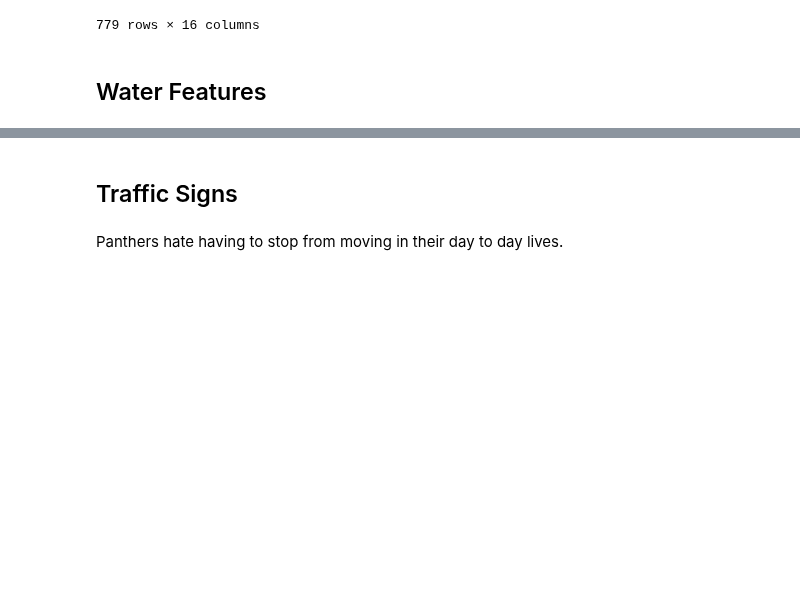
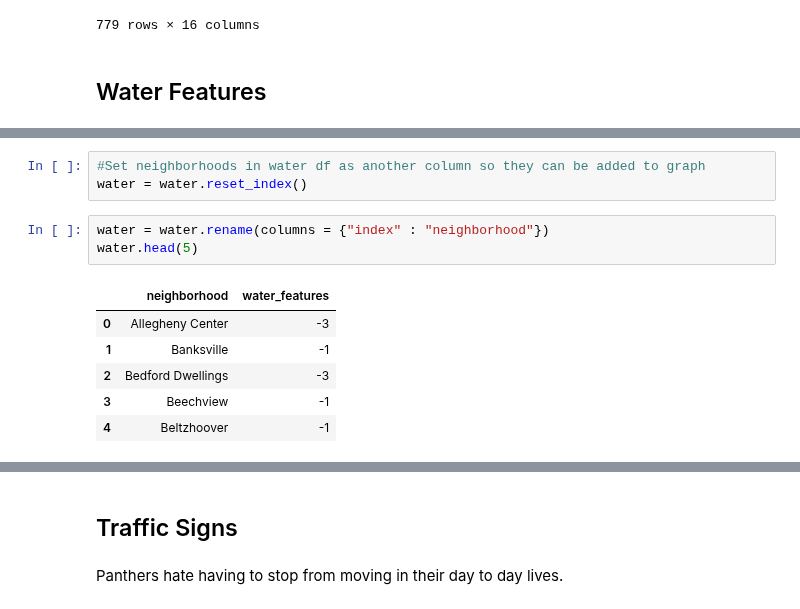
Before and after one commit to pjp401/CMPINF0010-Final-Project, a Jupyter notebook: FinalProject.ipynb, the cells around one changed output, grey strips where cells are left out. Drawn from its saved outputs; the diff is of its cells as text; blank space fills up the shorter version.

```diff
--- a/FinalProject.ipynb
+++ b/FinalProject.ipynb
@@ -67,2 +66,15 @@ water.axes.title.set_size(20)
 # %% [output]
 [figure]
+# %%
+#Set neighborhoods in water df as another column so they can be added to graph
+water = water.reset_index()
+# %%
+water = water.rename(columns = {"index" : "neighborhood"})
+water.head(5)
+# %% [output]
+|  | neighborhood | water_features |
+| 0 | Allegheny Center | -3 |
+| 1 | Banksville | -1 |
+| 2 | Bedford Dwellings | -3 |
+| 3 | Beechview | -1 |
+| 4 | Beltzhoover | -1 |
```
Also changed, not shown: parts of 2 cells of this notebook.
